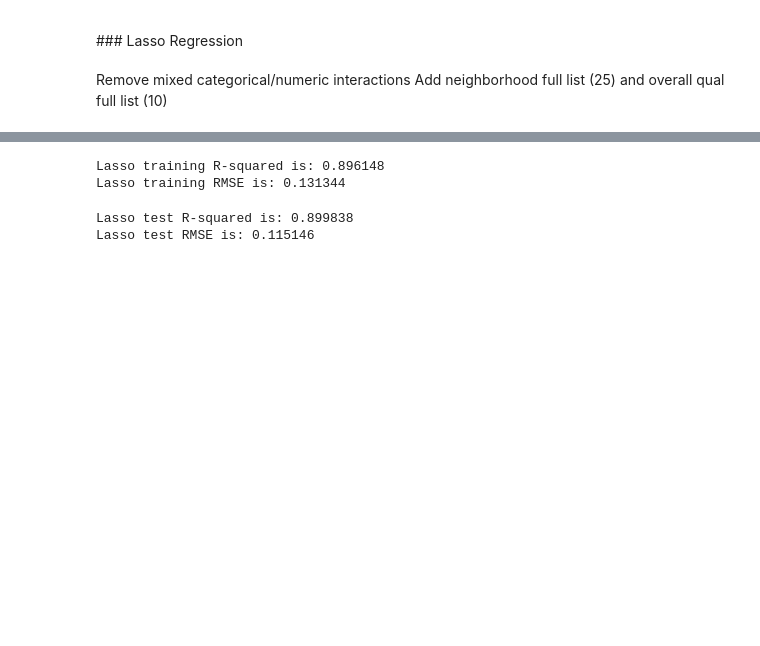
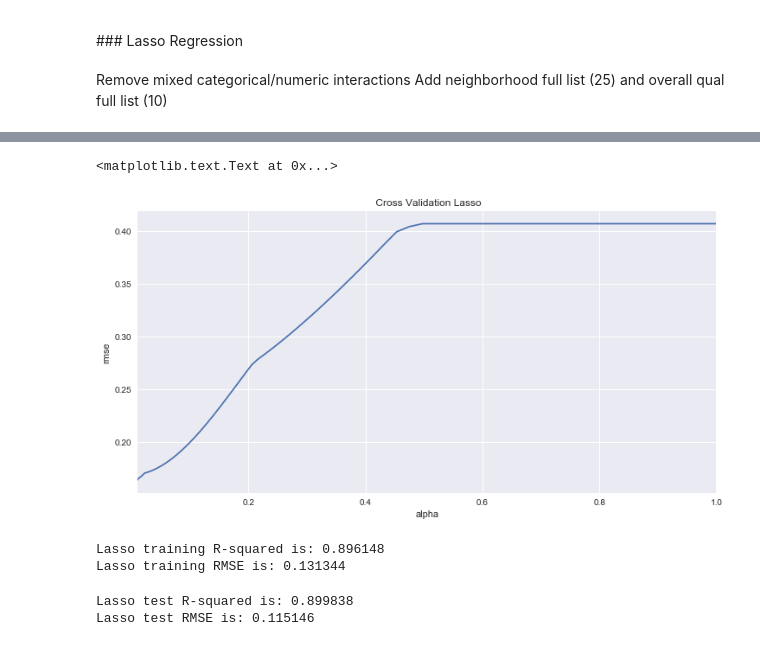
Before and after one commit to chun9men9/WIC_MLProject, a Jupyter notebook: Wing/Regression_Interactions/Project3_Regression_Interactions.ipynb, the cells around one changed output, grey strips where cells are left out. Drawn from its saved outputs; the diff is of its cells as text; code cells hidden in the pictures; blank space fills up the shorter version.

```diff
--- a/Wing/Regression_Interactions/Project3_Regression_Interactions.ipynb
+++ b/Wing/Regression_Interactions/Project3_Regression_Interactions.ipynb
@@ -620,0 +614,6 @@ GridSearchCV(cv=None, error_score='raise',
+# %%
+# LassoCV
+
+alphas = np.logspace(-2, 0, 100)
+cv_lasso = [rmse_cv(Lasso(alpha = alpha), X_train, y_train).mean() for alpha in alphas]
+alphas
@@ -621,3 +641,12 @@ GridSearchCV(cv=None, error_score='raise',
+# %%
+mpl.rcParams['figure.figsize'] = (12.0, 6.0)
+cv_lasso = pd.Series(cv_lasso, index = alphas)
+cv_lasso.plot(title = " Cross Validation Lasso")
+plt.xlabel("alpha")
+plt.ylabel("rmse")
+# %% [output]
+<matplotlib.text.Text at 0x...>
+[figure, added]
 # %%
 #Fitting to entire training subset using alpha = .001
 Lasso_best = Lasso(alpha = .001)
```
Also changed, not shown: parts of 12 cells of this notebook.
